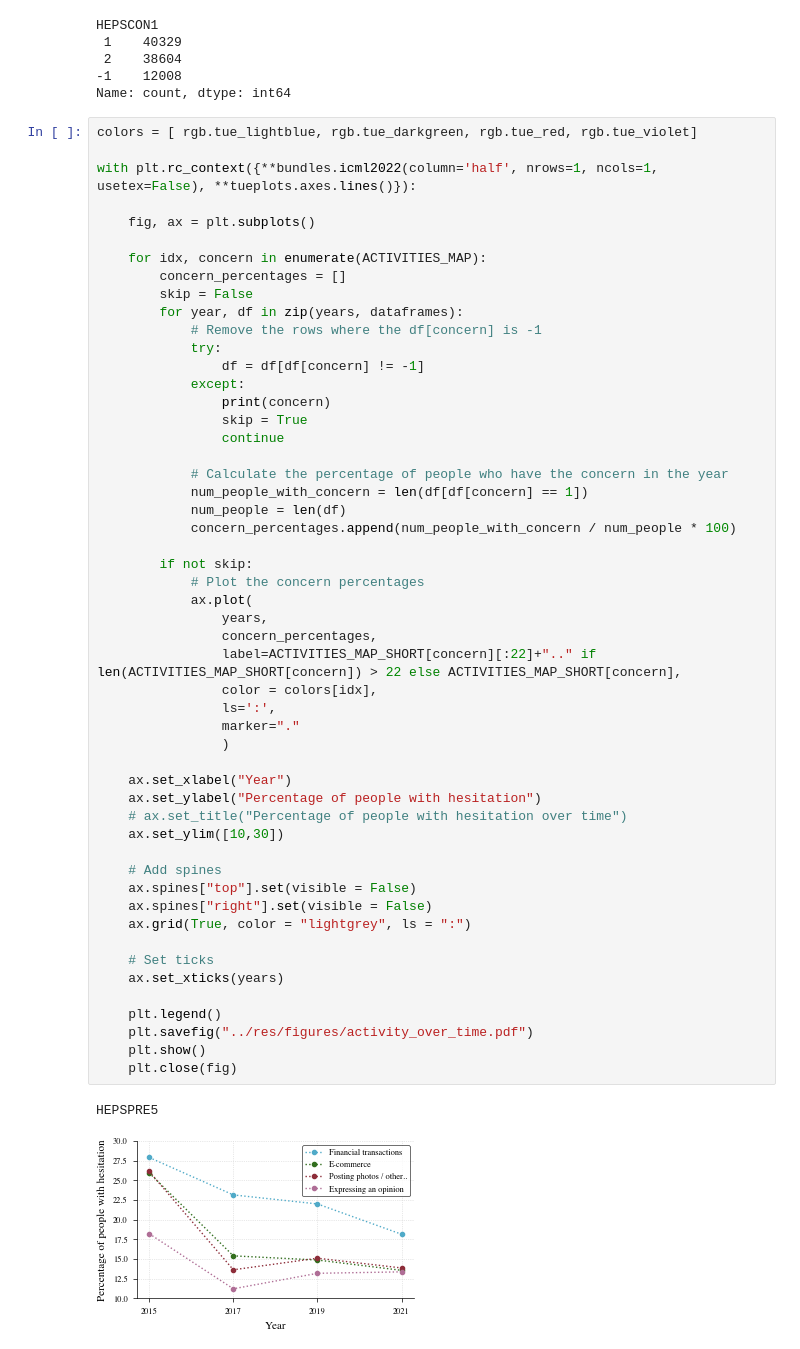
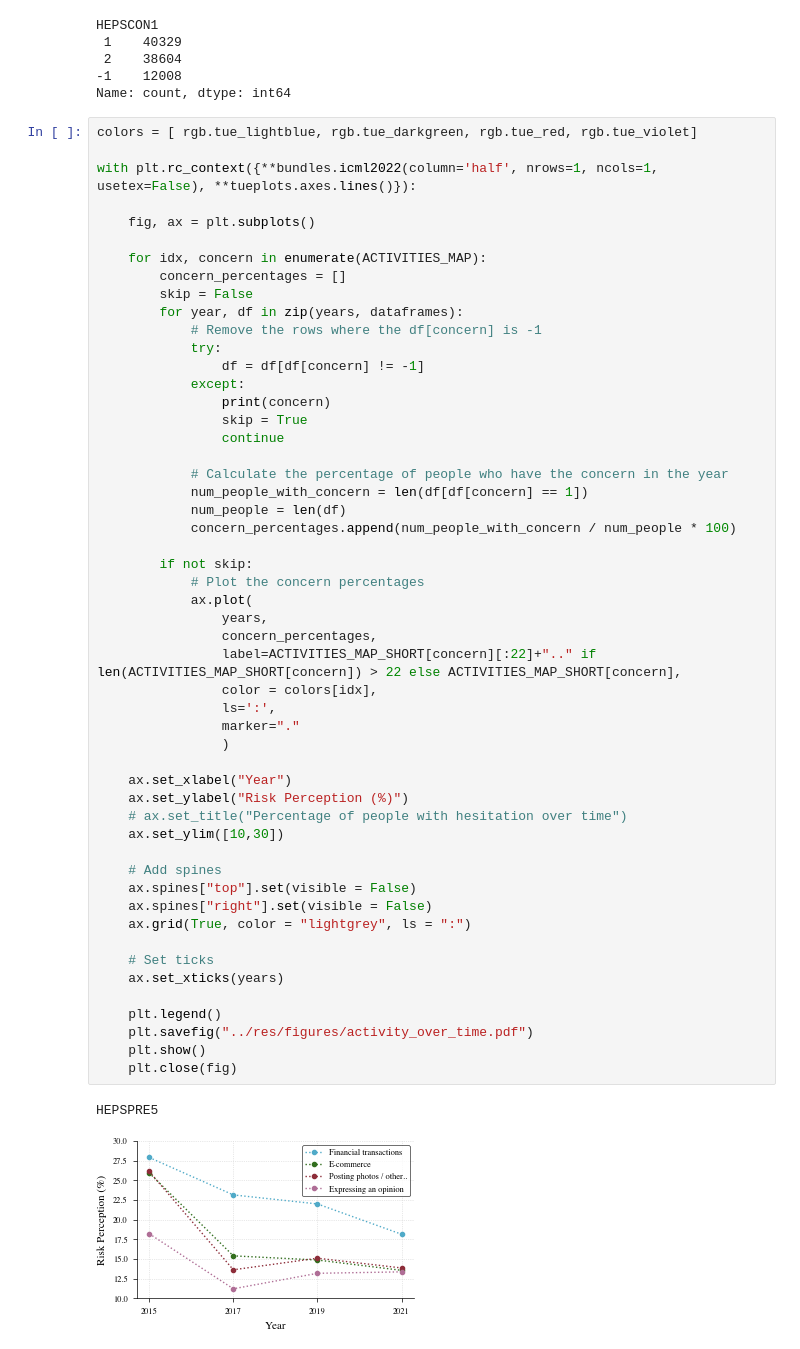
Before and after one commit to swag2198/data-literacy, a Jupyter notebook: exp/Time_series_data.ipynb, the cells around one changed output. Drawn from its saved outputs; the diff is of its cells as text.

```diff
--- a/exp/Time_series_data.ipynb
+++ b/exp/Time_series_data.ipynb
@@ -79,32 +79,32 @@ with plt.rc_context({**bundles.icml2022(column='half', nrows=1, ncols=1, usetex=
 
         if not skip:
             # Plot the concern percentages
             ax.plot(
                 years,
                 concern_percentages,
                 label=ACTIVITIES_MAP_SHORT[concern][:22]+".." if len(ACTIVITIES_MAP_SHORT[concern]) > 22 else ACTIVITIES_MAP_SHORT[concern],
                 color = colors[idx],
                 ls=':',
                 marker="."
                 )
 
     ax.set_xlabel("Year")
-    ax.set_ylabel("Percentage of people with hesitation")
+    ax.set_ylabel("Risk Perception (%)")
     # ax.set_title("Percentage of people with hesitation over time")
     ax.set_ylim([10,30])
 
     # Add spines
     ax.spines["top"].set(visible = False)
     ax.spines["right"].set(visible = False)
     ax.grid(True, color = "lightgrey", ls = ":")
 
     # Set ticks
     ax.set_xticks(years)
 
     plt.legend()
     plt.savefig("../res/figures/activity_over_time.pdf")
     plt.show()
     plt.close(fig)
 # %% [output]
 HEPSPRE5
-[figure, old version]
+[figure, new version]
```
Also changed, not shown: 19 other files.
